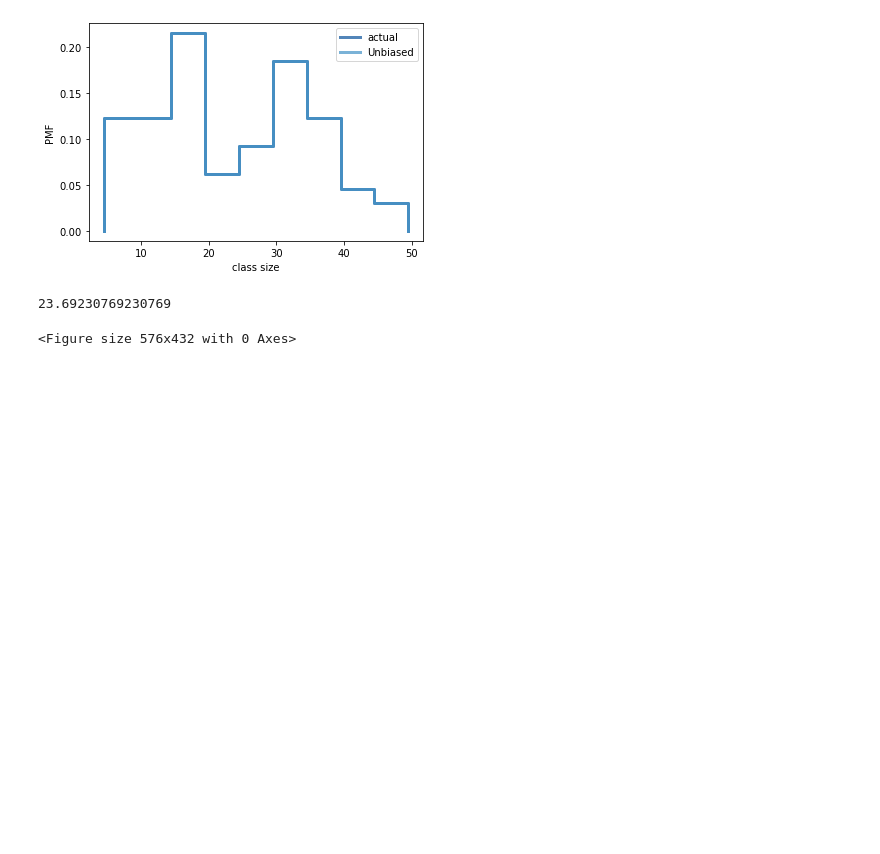
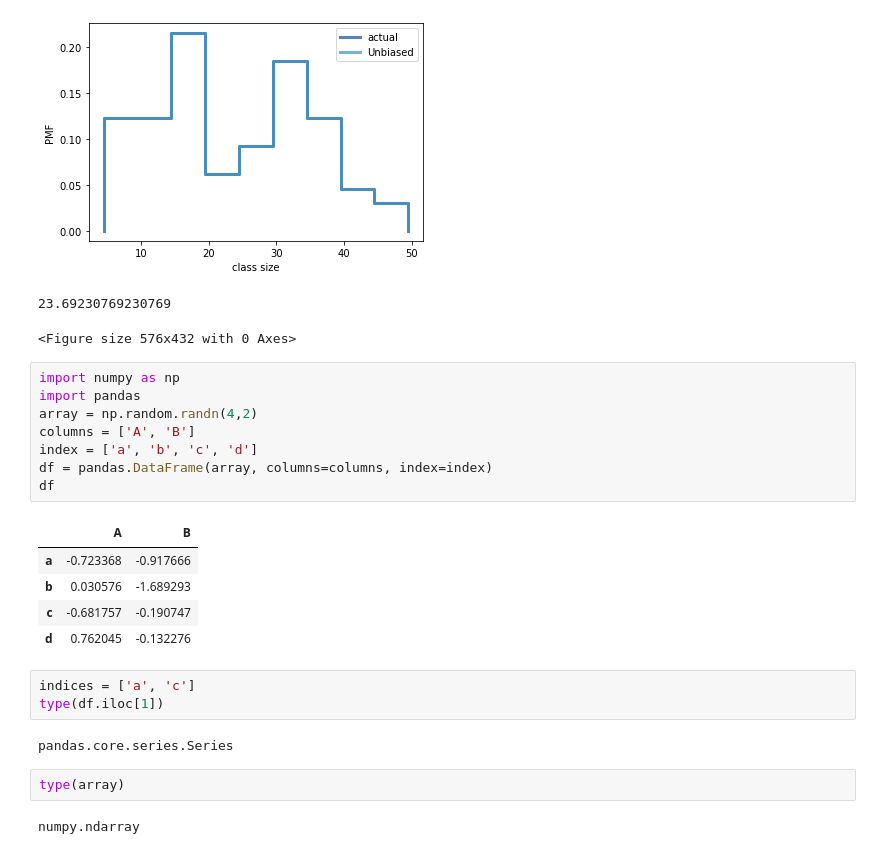
Before and after one commit to dirkhpe/ThinkStats2, a Jupyter notebook: code/Chap03Test.ipynb, the cells around one changed output. Drawn from its saved outputs; the diff is of its cells as text; blank space fills up the shorter version.

```diff
--- a/code/Chap03Test.ipynb
+++ b/code/Chap03Test.ipynb
@@ -159,3 +159,26 @@ unbiased_pmf.Mean()
 [figure]
 23.69230769230769
 <Figure size 576x432 with 0 Axes>
+# %%
+import numpy as np
+import pandas
+array = np.random.randn(4,2)
+columns = ['A', 'B']
+index = ['a', 'b', 'c', 'd']
+df = pandas.DataFrame(array, columns=columns, index=index)
+df
+# %% [output]
+|  | A | B |
+| a | -0.723368 | -0.917666 |
+| b | 0.030576 | -1.689293 |
+| c | -0.681757 | -0.190747 |
+| d | 0.762045 | -0.132276 |
+# %%
+indices = ['a', 'c']
+type(df.iloc[1])
+# %% [output]
+pandas.core.series.Series
+# %%
+type(array)
+# %% [output]
+numpy.ndarray
```
Also changed, not shown: parts of 3 cells of this notebook, 1 other file.
